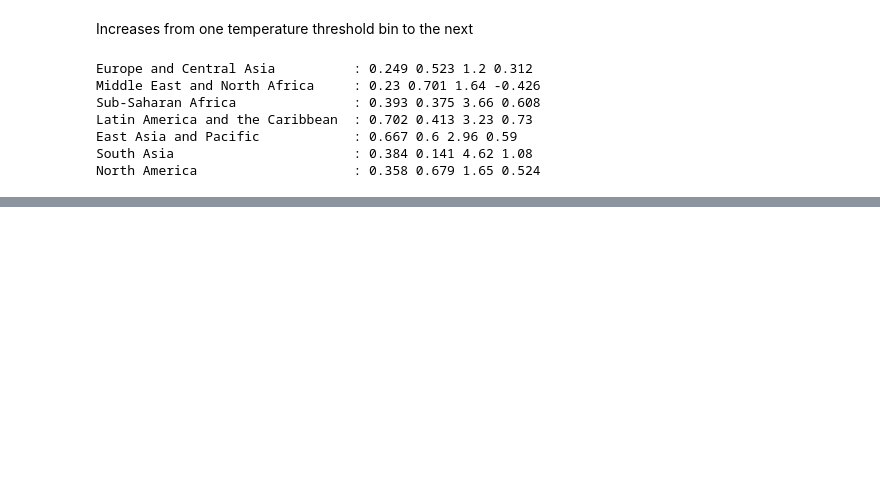
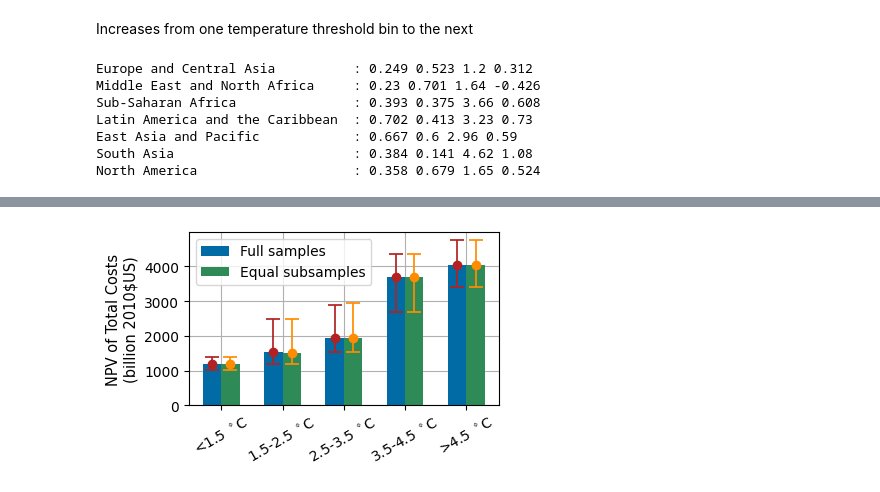
Before and after one commit to raddleverse/tempthresholds, a Jupyter notebook: analysis.ipynb, the cells around one changed output, grey strips where cells are left out. Cells and saved outputs as stored; diff of their text form; code cells hidden in the pictures; blank space fills up the shorter version.

Commit message:
adding subsample figure

```diff
--- a/analysis.ipynb
+++ b/analysis.ipynb
@@ -317,0 +310,2 @@ print(4.5,len(dfN.loc[dfN.temp2100 > 4.5]))
+# %%
+n_samples = 750
@@ -317,0 +318,6 @@ print(4.5,len(dfN.loc[dfN.temp2100 > 4.5]))
+# %%
+npv_heights_check = np.array([dfN.loc[(dfN.temp2100 <= 1.5), "npv"].sample(n=n_samples).quantile(0.5),
+                              dfN.loc[(dfN.temp2100 > 1.5) & (dfN.temp2100 <= 2.5), "npv"].sample(n=n_samples).quantile(0.5),
+                              dfN.loc[(dfN.temp2100 > 2.5) & (dfN.temp2100 <= 3.5), "npv"].sample(n=n_samples).quantile(0.5),
+                              dfN.loc[(dfN.temp2100 > 3.5) & (dfN.temp2100 <= 4.5), "npv"].sample(n=n_samples).quantile(0.5),
+                              dfN.loc[(dfN.temp2100 > 4.5), "npv"].sample(n=n_samples).quantile(0.5)])
@@ -317,0 +326,11 @@ print(4.5,len(dfN.loc[dfN.temp2100 > 4.5]))
+# %%
+npv_uppers_check  = np.array([dfN.loc[(dfN.temp2100 <= 1.5), "npv"].sample(n=n_samples).quantile(quants[-1]),
+                              dfN.loc[(dfN.temp2100 > 1.5) & (dfN.temp2100 <= 2.5), "npv"].sample(n=n_samples).quantile(quants[-1]),
+                              dfN.loc[(dfN.temp2100 > 2.5) & (dfN.temp2100 <= 3.5), "npv"].sample(n=n_samples).quantile(quants[-1]),
+                              dfN.loc[(dfN.temp2100 > 3.5) & (dfN.temp2100 <= 4.5), "npv"].sample(n=n_samples).quantile(quants[-1]),
+                              dfN.loc[(dfN.temp2100 > 4.5), "npv"].sample(n=n_samples).quantile(quants[-1])])
+npv_lowers_check  = np.array([dfN.loc[(dfN.temp2100 <= 1.5), "npv"].sample(n=n_samples).quantile(quants[0]),
+                              dfN.loc[(dfN.temp2100 > 1.5) & (dfN.temp2100 <= 2.5), "npv"].sample(n=n_samples).quantile(quants[0]),
+                              dfN.loc[(dfN.temp2100 > 2.5) & (dfN.temp2100 <= 3.5), "npv"].sample(n=n_samples).quantile(quants[0]),
+                              dfN.loc[(dfN.temp2100 > 3.5) & (dfN.temp2100 <= 4.5), "npv"].sample(n=n_samples).quantile(quants[0]),
+                              dfN.loc[(dfN.temp2100 > 4.5), "npv"].sample(n=n_samples).quantile(quants[0])])
@@ -317,0 +357,19 @@ print(4.5,len(dfN.loc[dfN.temp2100 > 4.5]))
+# %%
+x = np.arange(start=0, stop=5, step=1)
+dx = 0.15
+
+fig,ax = plt.subplots(1,1,figsize=(4,2.25))
+plt.bar(x=x-dx, height=npv_heights, label="Full samples", width=0.3)
+plt.errorbar(x=x-dx, y=npv_heights,
+             yerr=[npv_heights-npv_lowers, npv_uppers-npv_heights],
+             fmt='o', color="firebrick", elinewidth=1.25, capsize=5, capthick=1.25)
+plt.bar(x=x+dx, height=npv_heights_check, label="Equal subsamples", width=0.3, color="seagreen")
+plt.errorbar(x=x+dx, y=npv_heights_check,
+             yerr=[npv_heights_check-npv_lowers_check, npv_uppers_check-npv_heights_check],
+             fmt='o', color="darkorange", elinewidth=1.25, capsize=5, capthick=1.25)
+plt.ylabel("NPV of Total Costs\n(billion 2010$US)", fontsize=10.5)
+plt.xticks(ticks=x, labels=threshold_labels, rotation=30, fontsize=10); plt.yticks(fontsize=10)
+plt.grid(); ax.set_axisbelow(True); plt.legend()
+fig.savefig("./figures/npv_global_bar_check.pdf", bbox_inches='tight');
+# %% [output]
+[figure, added]
```
Also changed, not shown: parts of 12 cells of this notebook, 5 other files.
